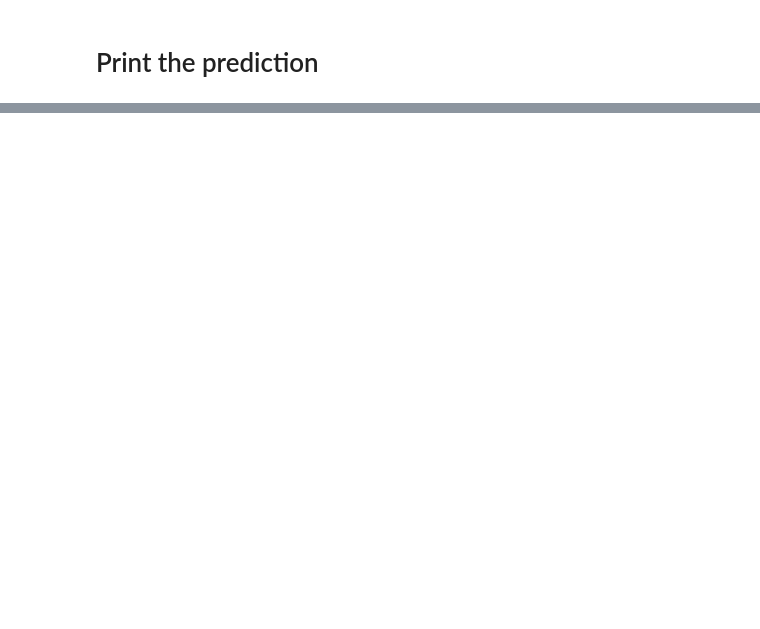
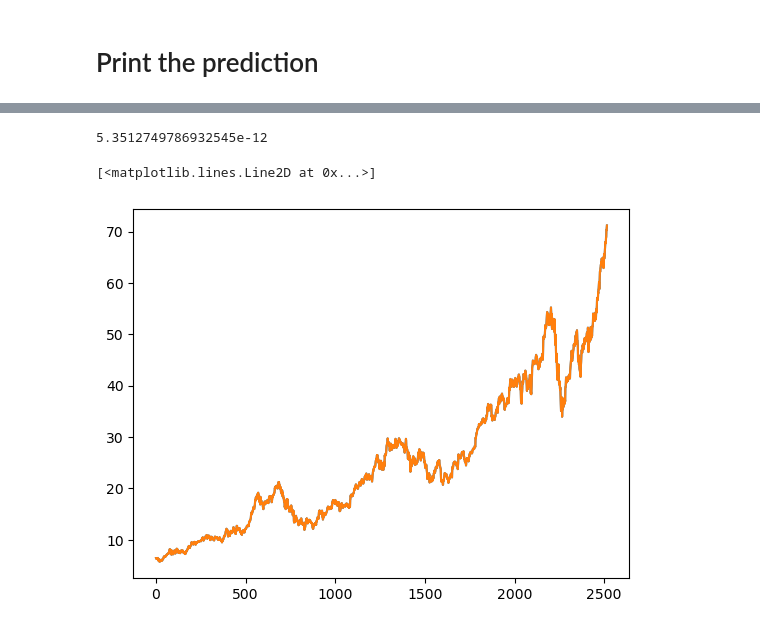
Before and after one commit to SullivanCastro/TimeSeriesProject, a Jupyter notebook: src/fts_src/utils.ipynb, the cells around one changed output, grey strips where cells are left out. Cells and saved outputs as stored; diff of their text form; code cells hidden in the pictures; blank space fills up the shorter version.

```diff
--- a/src/fts_src/utils.ipynb
+++ b/src/fts_src/utils.ipynb
@@ -59,0 +64,4 @@ plt.show()
+# %%
+df = yf.download('AAPL', start='2010-01-01', end='2020-01-01')
+data = df['Close'].values.squeeze().reshape(1, -1)
+data.shape
@@ -59,0 +71,5 @@ plt.show()
+# %%
+model = FinancialDictionaryLearning(n_components=1, n_nonzero_coefs=1)
+model.fit(data)
+sparse_codes = model.transform(data)
+reconstructed_ts = model.reconstruct(sparse_codes)
@@ -59,0 +89,10 @@ plt.show()
+# %%
+abs(reconstructed_ts - data).sum()
+# %% [output]
+5.3512749786932545e-12
+# %%
+plt.plot(data.squeeze(), label="True data")
+plt.plot(reconstructed_ts.squeeze(), label="Reconstructed data")
+# %% [output]
+[<matplotlib.lines.Line2D at 0x...>]
+[figure, added]
```
Also changed, not shown: parts of 6 cells of this notebook, 8 other files.
